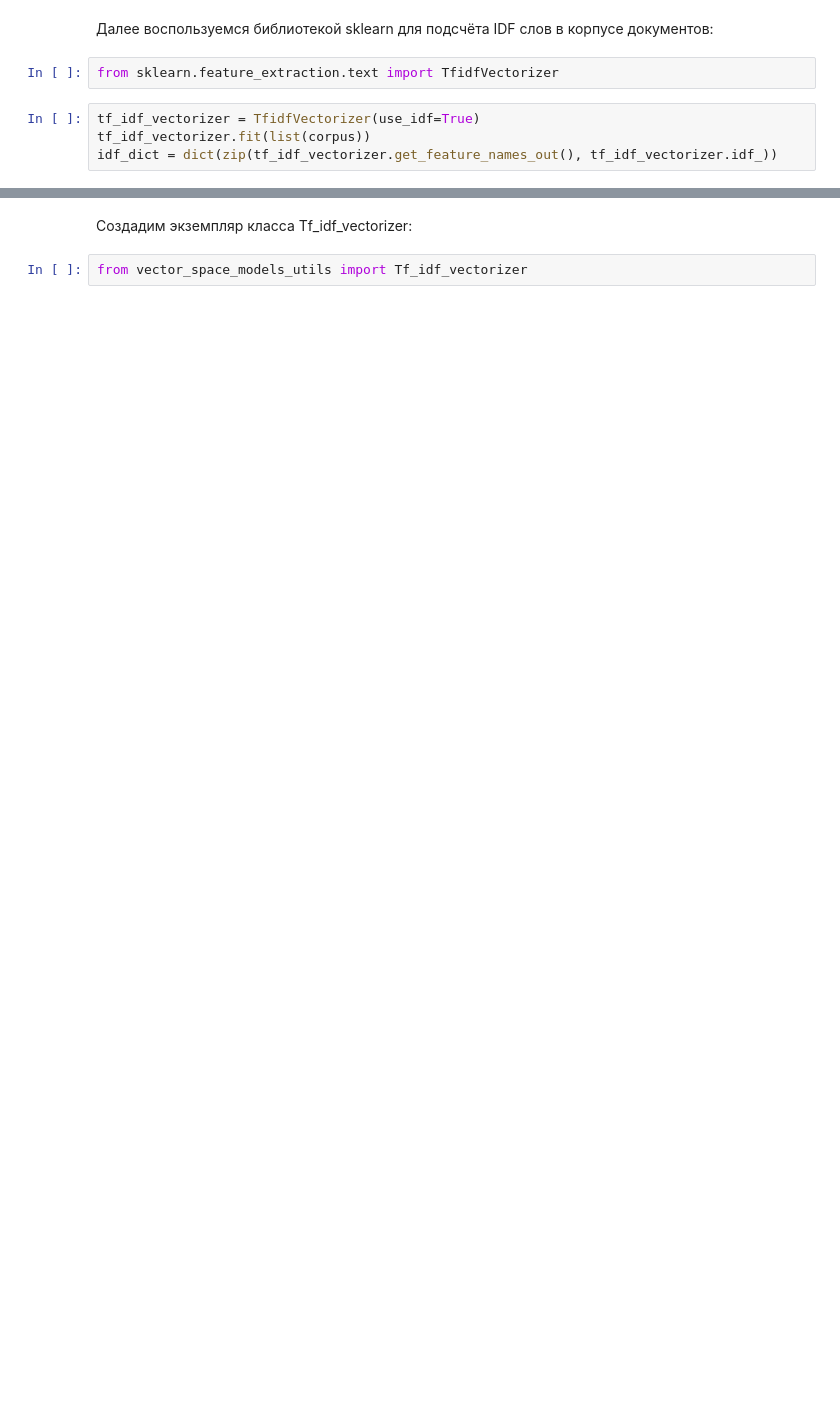
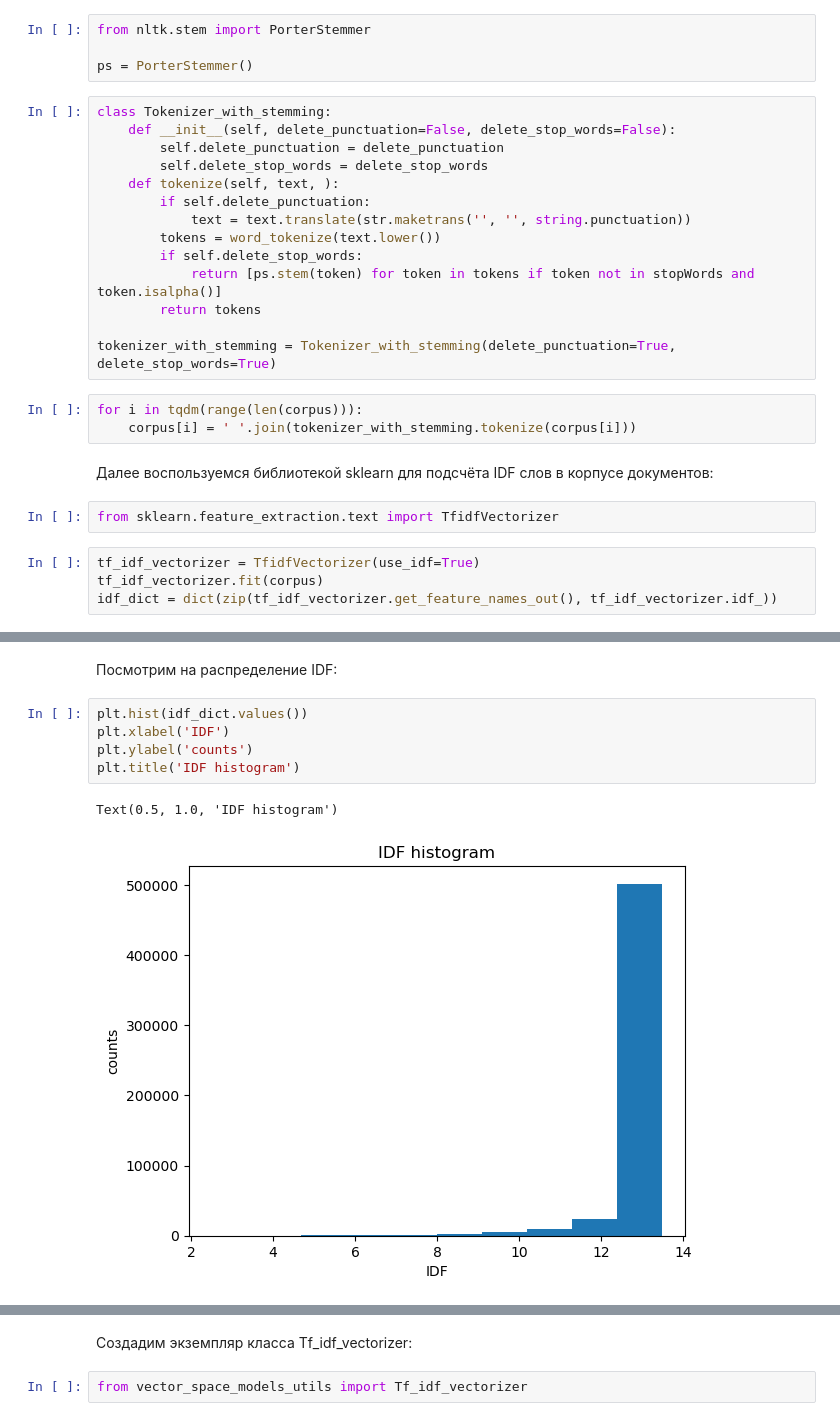
Before and after one commit to AllWorder/MIPT_VK_comment_ranking, a Jupyter notebook: vector_space_models.ipynb, the cells around one changed output, grey strips where cells are left out. Saved outputs shown, nothing was run; the diff lists cells and outputs as text; blank space fills up the shorter version.

```diff
--- a/vector_space_models.ipynb
+++ b/vector_space_models.ipynb
@@ -93,8 +155,29 @@ nltk_tokenizer = NLTK_Tokenizer()
+# %%
+from nltk.stem import PorterStemmer
+
+ps = PorterStemmer()
+# %%
+class Tokenizer_with_stemming:
+    def __init__(self, delete_punctuation=False, delete_stop_words=False):
+        self.delete_punctuation = delete_punctuation
+        self.delete_stop_words = delete_stop_words
+    def tokenize(self, text, ):
+        if self.delete_punctuation:
+            text = text.translate(str.maketrans('', '', string.punctuation))
+        tokens = word_tokenize(text.lower())
+        if self.delete_stop_words:
+            return [ps.stem(token) for token in tokens if token not in stopWords and token.isalpha()]
+        return tokens
+
+tokenizer_with_stemming = Tokenizer_with_stemming(delete_punctuation=True, delete_stop_words=True)
+# %%
+for i in tqdm(range(len(corpus))):
+    corpus[i] = ' '.join(tokenizer_with_stemming.tokenize(corpus[i]))
 # %% [markdown]
 Далее воспользуемся библиотекой sklearn для подсчёта IDF слов в корпусе документов:
 # %%
 from sklearn.feature_extraction.text import TfidfVectorizer
 # %%
 tf_idf_vectorizer = TfidfVectorizer(use_idf=True)
-tf_idf_vectorizer.fit(list(corpus))
+tf_idf_vectorizer.fit(corpus)
 idf_dict = dict(zip(tf_idf_vectorizer.get_feature_names_out(), tf_idf_vectorizer.idf_))
@@ -100,0 +188,10 @@ idf_dict = dict(zip(tf_idf_vectorizer.get_feature_names_out(), tf_idf_vectorizer
+# %% [markdown]
+Посмотрим на распределение IDF:
+# %%
+plt.hist(idf_dict.values())
+plt.xlabel('IDF')
+plt.ylabel('counts')
+plt.title('IDF histogram')
+# %% [output]
+Text(0.5, 1.0, 'IDF histogram')
+[figure, added]
```
Also changed, not shown: parts of 28 cells of this notebook, 1 other file.
